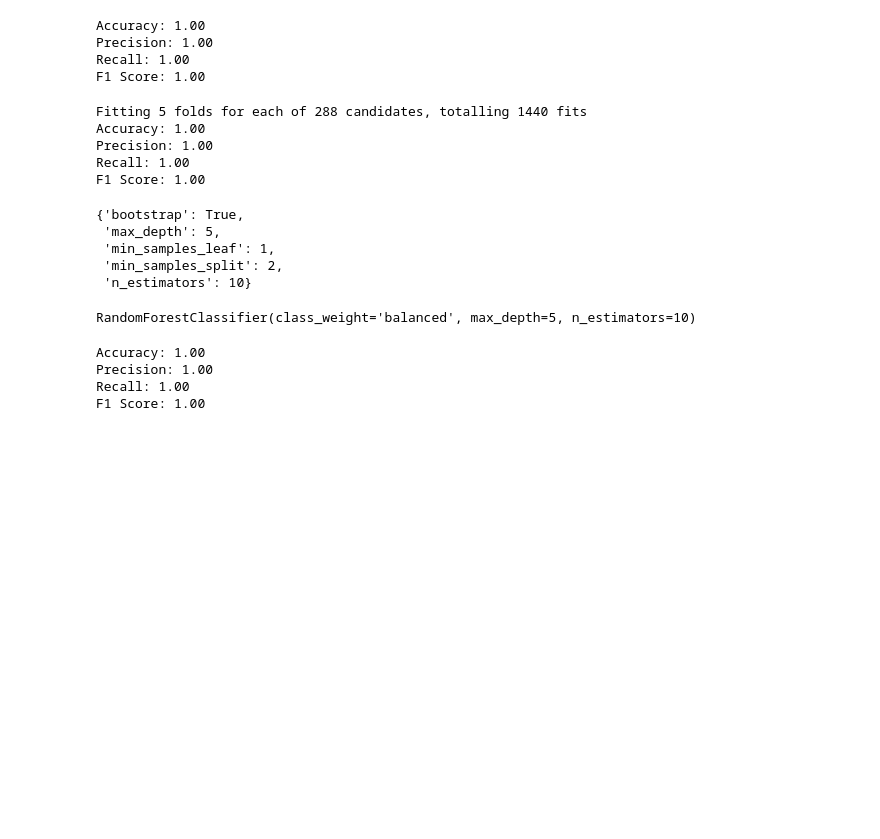
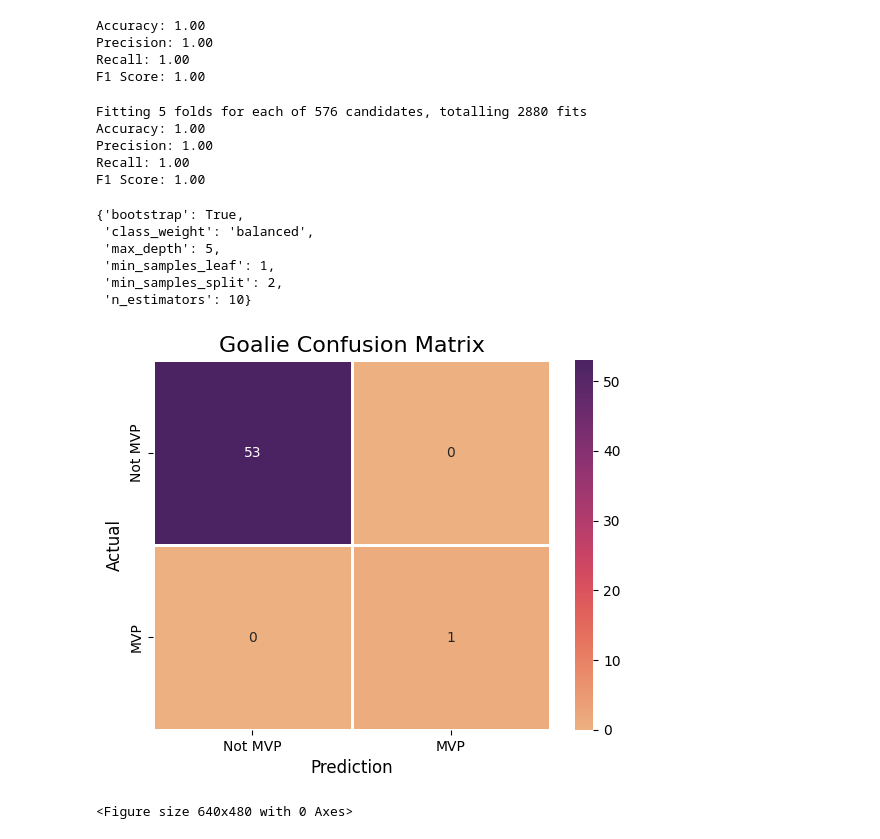
Before and after one commit to tschittina/hart-trophy-prediction, a Jupyter notebook: goalie_rfc.ipynb, the cells around one changed output. Cells and saved outputs as stored; diff of their text form; code cells hidden in the pictures; blank space fills up the shorter version.

Commit message:
confusion matrices and precision-recall curves

```diff
--- a/goalie_rfc.ipynb
+++ b/goalie_rfc.ipynb
@@ -26,7 +28,7 @@ goalies.head(10)
 X = goalies.drop(columns=['mvp', 'vote-share', 'g-losses'])
 Y = goalies['mvp']
 
-x_train, x_test, y_train, y_test = train_test_split(X, Y, test_size=0.35, random_state=33, shuffle=True, stratify=Y)
+x_train, x_test, y_train, y_test = train_test_split(X, Y, test_size=0.3, random_state=33, shuffle=True, stratify=Y)
 # %%
 columns_to_scale = ['gps', 'g-wins', 'gaa']
 columns_no_scale = [col for col in x_train.columns if col not in columns_to_scale]
@@ -76,14 +78,15 @@ param_grid = {
     'min_samples_split': [2, 5, 10],
     'min_samples_leaf': [1, 2, 4],
     'bootstrap': [True, False],
+    'class_weight': ['balanced', None]
 }
 
-grid_search = GridSearchCV(estimator=rf_classifier, param_grid=param_grid, cv=5, n_jobs=-1, verbose=2, scoring='recall')
+grid_search = GridSearchCV(estimator=rf_classifier, param_grid=param_grid, cv=5, n_jobs=-1, verbose=2, scoring='f1')
 
 grid_search.fit(x_train_ros, y_train_ros)
-best_rf_classifier = grid_search.best_estimator_
+tuned_rf = grid_search.best_estimator_
 
-y_pred = best_rf_classifier.predict(x_test)
+y_pred = tuned_rf.predict(x_test)
 
 accuracy = accuracy_score(y_test, y_pred)
 precision = precision_score(y_test, y_pred, average='binary')
@@ -95,7 +98,7 @@ print(f'Precision: {precision:.2f}')
 print(f'Recall: {recall:.2f}')
 print(f'F1 Score: {f1:.2f}')
 # %% [output]
-Fitting 5 folds for each of 288 candidates, totalling 1440 fits
+Fitting 5 folds for each of 576 candidates, totalling 2880 fits
 Accuracy: 1.00
 Precision: 1.00
 Recall: 1.00
@@ -104,37 +107,23 @@ F1 Score: 1.00
 grid_search.best_params_
 # %% [output]
 {'bootstrap': True,
+ 'class_weight': 'balanced',
  'max_depth': 5,
  'min_samples_leaf': 1,
  'min_samples_split': 2,
  'n_estimators': 10}
-# %%
-tuned_rf = RandomForestClassifier(
-    n_estimators = 10,
-    max_depth = 5,
-    min_samples_split = 2,
-    min_samples_leaf = 1,
-    class_weight='balanced',
-    bootstrap=True
-)
-
-tuned_rf.fit(x_train_ros, y_train_ros)
-# %% [output]
-RandomForestClassifier(class_weight='balanced', max_depth=5, n_estimators=10)
-# %%
-y_pred = tuned_rf.predict(x_test)
-
-accuracy = accuracy_score(y_test, y_pred)
-precision = precision_score(y_test, y_pred, average='binary')
-recall = recall_score(y_test, y_pred, average='binary')
-f1 = f1_score(y_test, y_pred, average='binary')
-
-print(f'Accuracy: {accuracy:.2f}')
-print(f'Precision: {precision:.2f}')
-print(f'Recall: {recall:.2f}')
-print(f'F1 Score: {f1:.2f}')
-# %% [output]
-Accuracy: 1.00
-Precision: 1.00
-Recall: 1.00
-F1 Score: 1.00
+# %%
+cm = confusion_matrix(y_test, y_pred)
+# %%
+sns.heatmap(cm, annot=True, xticklabels=['Not MVP', 'MVP'], yticklabels=['Not MVP', 'MVP'], cmap='flare',
+            fmt='g', linecolor='white', linewidth=1
+        )
+
+plt.xlabel('Prediction', fontsize=12)
+plt.ylabel('Actual', fontsize=12)
+plt.title('Goalie Confusion Matrix', fontsize=16)
+plt.show()
+plt.savefig('data/goalie_confusion.png')
+# %% [output]
+[figure, added]
+<Figure size 640x480 with 0 Axes>
```
Also changed, not shown: parts of 3 cells of this notebook, 1 other file.
